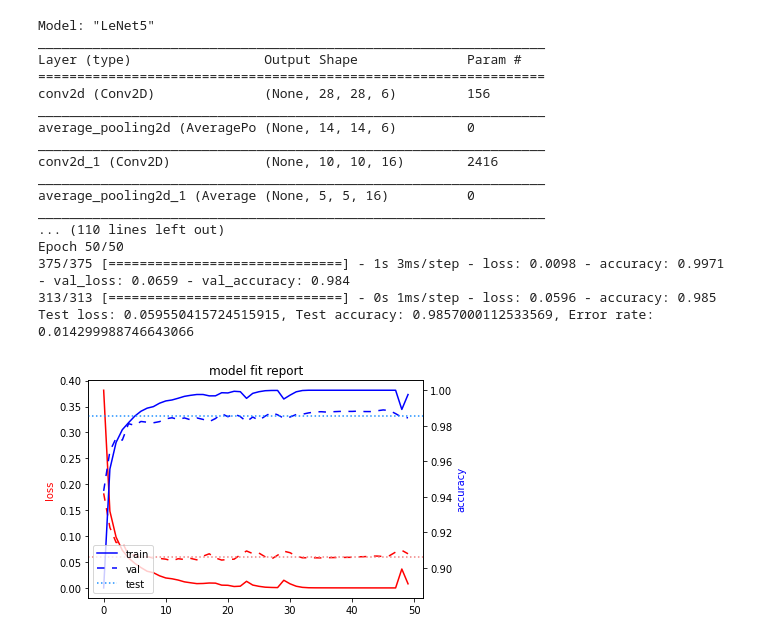
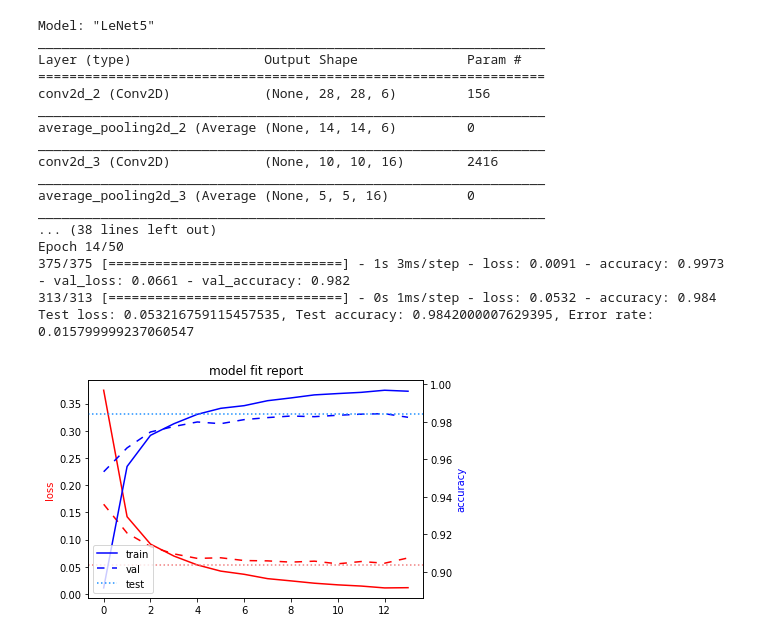
Before and after one commit to crutcher/smot, a Jupyter notebook: smot/problems/mnist/LeNet5/mnist_lenet5_notebook.ipynb, the cells around one changed output. Cells and saved outputs as stored; diff of their text form; code cells hidden in the pictures.

```diff
--- a/smot/problems/mnist/LeNet5/mnist_lenet5_notebook.ipynb
+++ b/smot/problems/mnist/LeNet5/mnist_lenet5_notebook.ipynb
@@ -9,40 +9,45 @@ from smot.problems.mnist.LeNet5 import lenet5_lib
 # %%
 model = lenet5_lib.build_LeNet5_model()
 
 # Print the model summary.
 model.summary()
+
+callbacks = [
+    tf.keras.callbacks.EarlyStopping(monitor='val_loss', patience=3),
+]
 
 history = model.fit(
     x=x_train,
     y=y_train,
     batch_size=128,
     epochs=50,
     verbose=1,
     validation_split=0.2,
+    callbacks = callbacks,
 )
 
 # Evaluate the model with the test data.
 test_loss, test_accuracy = model_reports.model_fit_report(
     model=model,
     history=history,
     test_data=(x_test, y_test),
 )
 # %% [output]
 Model: "LeNet5"
 _________________________________________________________________
 Layer (type)                 Output Shape              Param #
 =================================================================
-conv2d (Conv2D)              (None, 28, 28, 6)         156
+conv2d_2 (Conv2D)            (None, 28, 28, 6)         156
 _________________________________________________________________
-average_pooling2d (AveragePo (None, 14, 14, 6)         0
+average_pooling2d_2 (Average (None, 14, 14, 6)         0
 _________________________________________________________________
-conv2d_1 (Conv2D)            (None, 10, 10, 16)        2416
+conv2d_3 (Conv2D)            (None, 10, 10, 16)        2416
 _________________________________________________________________
-average_pooling2d_1 (Average (None, 5, 5, 16)          0
+average_pooling2d_3 (Average (None, 5, 5, 16)          0
 _________________________________________________________________
-... (110 lines left out)
-Epoch 50/50
-375/375 [==============================] - 1s 3ms/step - loss: 0.0098 - accuracy: 0.9971 - val_loss: 0.0659 - val_accuracy: 0.984
-313/313 [==============================] - 0s 1ms/step - loss: 0.0596 - accuracy: 0.985
-Test loss: 0.059550415724515915, Test accuracy: 0.9857000112533569, Error rate: 0.014299988746643066
+... (38 lines left out)
+Epoch 14/50
+375/375 [==============================] - 1s 3ms/step - loss: 0.0091 - accuracy: 0.9973 - val_loss: 0.0661 - val_accuracy: 0.982
+313/313 [==============================] - 0s 1ms/step - loss: 0.0532 - accuracy: 0.984
+Test loss: 0.053216759115457535, Test accuracy: 0.9842000007629395, Error rate: 0.015799999237060547
-[figure, old version]
+[figure, new version]
```
Also changed, not shown: 2 other files.
